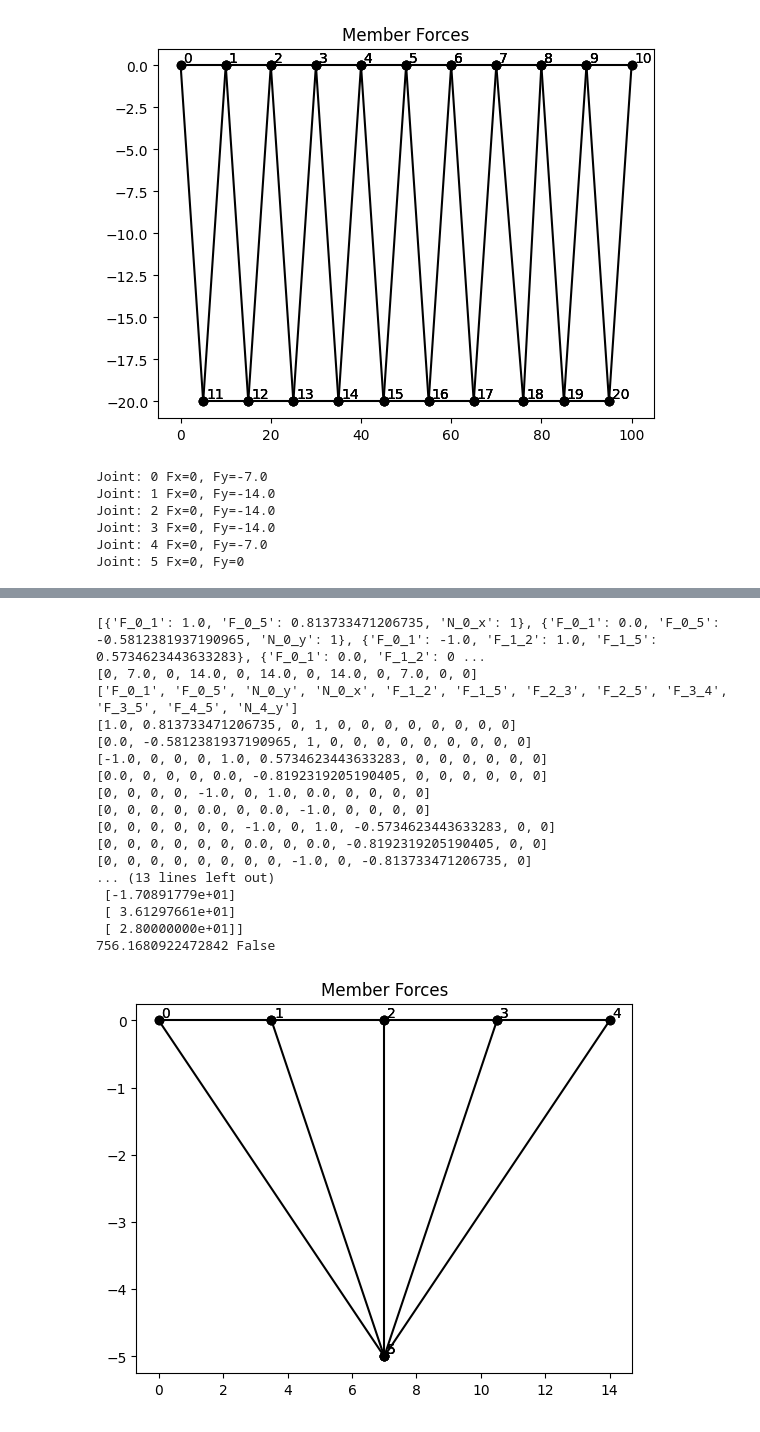
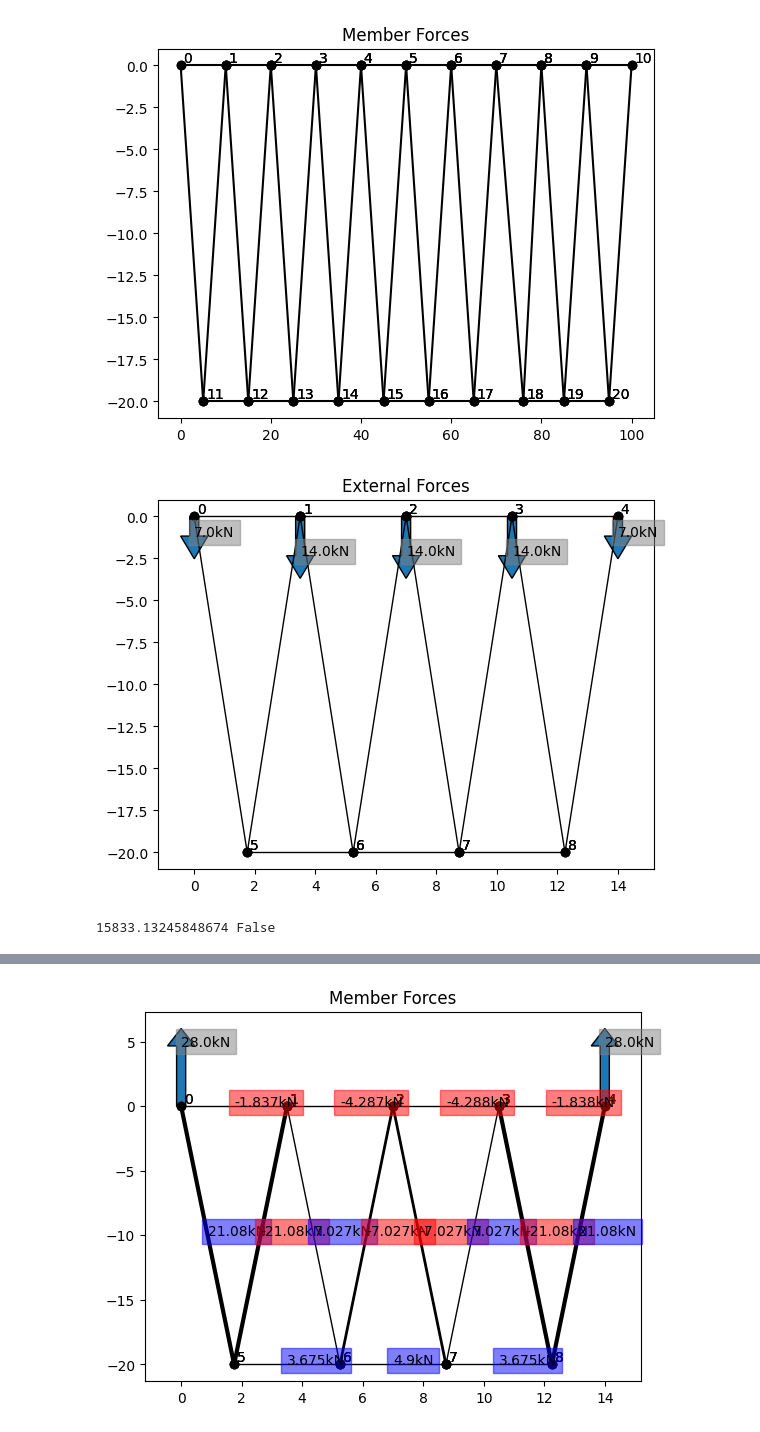
Before and after one commit to OLeather/truss-optimization, a Jupyter notebook: test.ipynb, the cells around one changed output, grey strips where cells are left out. Cells and saved outputs as stored; diff of their text form; code cells hidden in the pictures.

```diff
--- a/test.ipynb
+++ b/test.ipynb
@@ -172,27 +167,22 @@ joints = [
     Joint(JointType.GUSSET, 7, 0), # 2
     Joint(JointType.GUSSET, 10.5, 0), # 3
     Joint(JointType.ROLLER, 14, 0, grounded=True), # 4
-    Joint(JointType.GUSSET, 7, -5)] # 5
-    # Joint(JointType.GUSSET, xs[1], ys[1]), # 6
-    # Joint(JointType.GUSSET, xs[2], ys[2]), # 7
-    # Joint(JointType.GUSSET, xs[3], ys[3])] # 8
-# links = [(0, 1), (1,2), (2,3), (3,4), (0,5), (1,5), (1,6), (2,6), (2,7), (3,7), (3,8), (4,8), (5,6), (6,7), (7,8)]
-links = [(0, 1), (1,2), (2,3), (3,4), (0,5), (1,5), (2,5), (3,5), (4,5)]
+    Joint(JointType.GUSSET, 1.75, -20), # 5
+    Joint(JointType.GUSSET, 5.25, -20), # 6
+    Joint(JointType.GUSSET, 8.75, -20), # 7
+    Joint(JointType.GUSSET, 12.25, -20)] # 8
+links = [Link(0, 1), Link(1,2), Link(2,3), Link(3,4), Link(0,5), Link(1,5), Link(1,6), Link(2,6), Link(2,7), Link(3,7), Link(3,8), Link(4,8), Link(5,6), Link(6,7), Link(7,8)]
+# links = [Link(0, 1), Link(1,2), Link(2,3), Link(3,4), Link(0,5), Link(1,5), Link(2,5), Link(3,5), Link(4,5)]
 train_force = Force(fx=0, fy=-TRAIN_WEIGHT_PER_M * BRIDGE_LENGTH, joints_applied=[0, 1, 2, 3, 4])
 forces = [train_force]
 
 truss = Truss(joints, links, forces)
 truss.apply_external_forces()
 
-truss.print_forces()
 truss.plot("External Forces", plot_external=True, plot_member=False)
 cost, success = truss.solve()
 print(cost, success)
 truss.plot("Member Forces", plot_external=False, plot_member=True)
 # %% [output]
+[figure, new version]
-Joint: 0 Fx=0, Fy=-7.0
-Joint: 1 Fx=0, Fy=-14.0
-Joint: 2 Fx=0, Fy=-14.0
-Joint: 3 Fx=0, Fy=-14.0
-Joint: 4 Fx=0, Fy=-7.0
-Joint: 5 Fx=0, Fy=0
+15833.13245848674 False
@@ -200,18 +189 @@ Joint: 5 Fx=0, Fy=0
-[{'F_0_1': 1.0, 'F_0_5': 0.813733471206735, 'N_0_x': 1}, {'F_0_1': 0.0, 'F_0_5': -0.5812381937190965, 'N_0_y': 1}, {'F_0_1': -1.0, 'F_1_2': 1.0, 'F_1_5': 0.5734623443633283}, {'F_0_1': 0.0, 'F_1_2': 0 ...
-[0, 7.0, 0, 14.0, 0, 14.0, 0, 14.0, 0, 7.0, 0, 0]
-['F_0_1', 'F_0_5', 'N_0_y', 'N_0_x', 'F_1_2', 'F_1_5', 'F_2_3', 'F_2_5', 'F_3_4', 'F_3_5', 'F_4_5', 'N_4_y']
-[1.0, 0.813733471206735, 0, 1, 0, 0, 0, 0, 0, 0, 0, 0]
-[0.0, -0.5812381937190965, 1, 0, 0, 0, 0, 0, 0, 0, 0, 0]
-[-1.0, 0, 0, 0, 1.0, 0.5734623443633283, 0, 0, 0, 0, 0, 0]
-[0.0, 0, 0, 0, 0.0, -0.8192319205190405, 0, 0, 0, 0, 0, 0]
-[0, 0, 0, 0, -1.0, 0, 1.0, 0.0, 0, 0, 0, 0]
-[0, 0, 0, 0, 0.0, 0, 0.0, -1.0, 0, 0, 0, 0]
-[0, 0, 0, 0, 0, 0, -1.0, 0, 1.0, -0.5734623443633283, 0, 0]
-[0, 0, 0, 0, 0, 0, 0.0, 0, 0.0, -0.8192319205190405, 0, 0]
-[0, 0, 0, 0, 0, 0, 0, 0, -1.0, 0, -0.813733471206735, 0]
-... (13 lines left out)
- [-1.70891779e+01]
- [ 3.61297661e+01]
- [ 2.80000000e+01]]
-756.1680922472842 False
-[figure, old version]
+[figure, new version]
```
Also changed, not shown: parts of 7 cells of this notebook, 2 other files.
